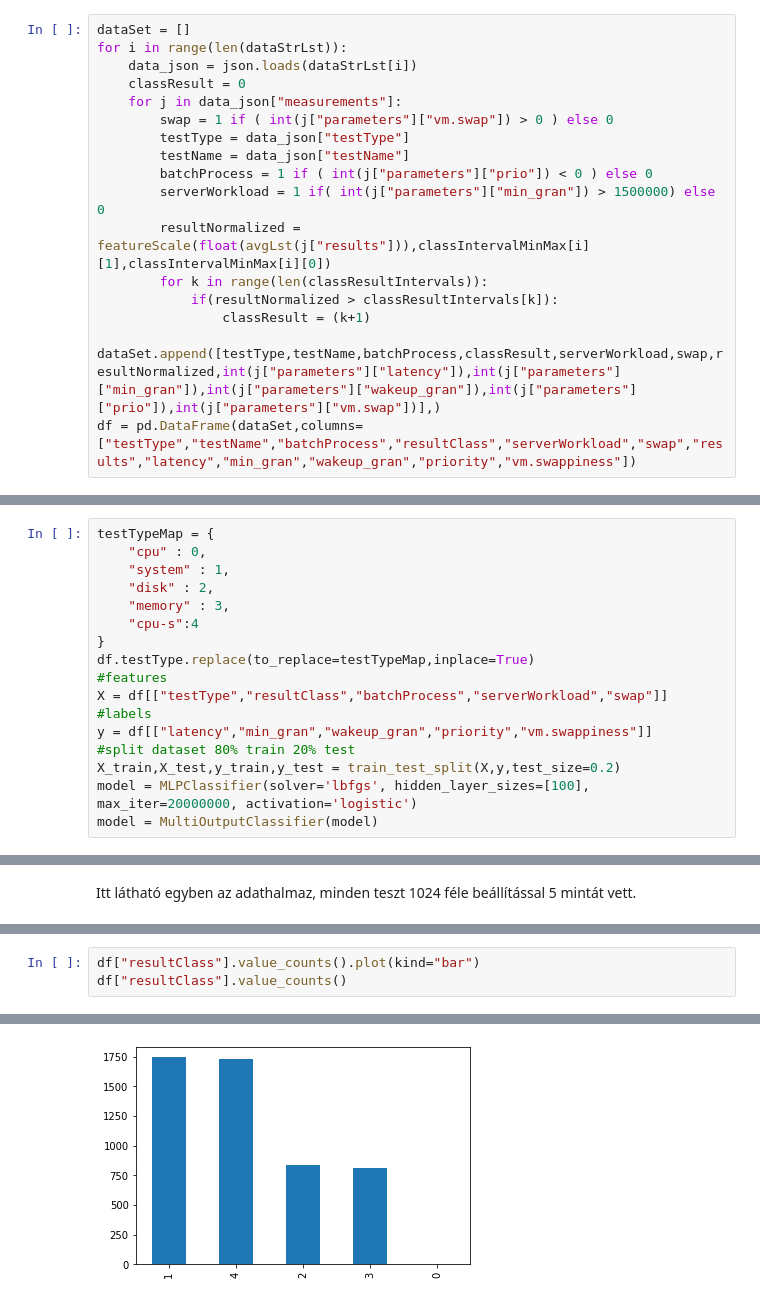
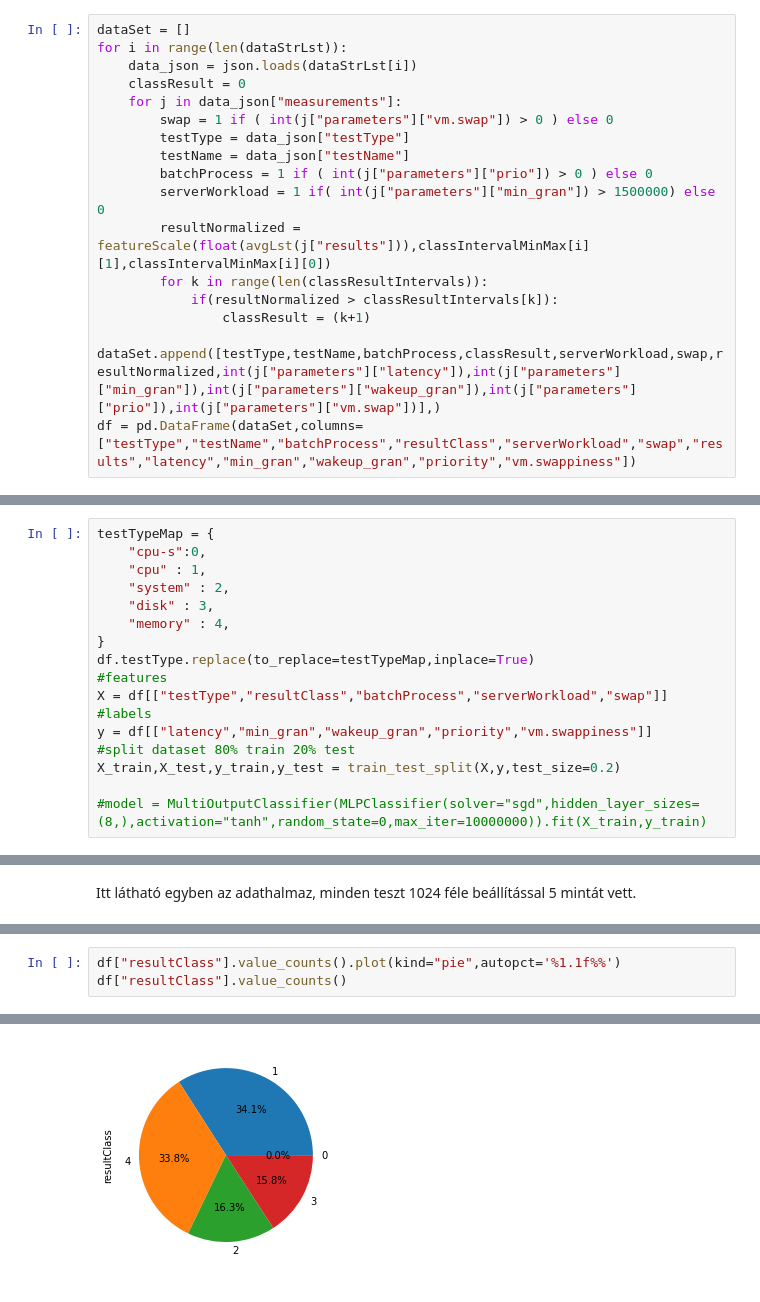
Before and after one commit to davida326/Szakdolgozat, a Jupyter notebook: schedulerTuneML/SchedulerTuneML.ipynb, the cells around one changed output, grey strips where cells are left out. Cells and saved outputs as stored; diff of their text form.

```diff
--- a/schedulerTuneML/SchedulerTuneML.ipynb
+++ b/schedulerTuneML/SchedulerTuneML.ipynb
@@ -96,7 +104,7 @@ for i in range(len(dataStrLst)):
         swap = 1 if ( int(j["parameters"]["vm.swap"]) > 0 ) else 0
         testType = data_json["testType"]
         testName = data_json["testName"]
-        batchProcess = 1 if ( int(j["parameters"]["prio"]) < 0 ) else 0
+        batchProcess = 1 if ( int(j["parameters"]["prio"]) > 0 ) else 0
         serverWorkload = 1 if( int(j["parameters"]["min_gran"]) > 1500000) else 0
         resultNormalized = featureScale(float(avgLst(j["results"])),classIntervalMinMax[i][1],classIntervalMinMax[i][0])
         for k in range(len(classResultIntervals)):
@@ -108,11 +116,11 @@ df = pd.DataFrame(dataSet,columns=["testType","testName","batchProcess","resultC
  A json eredményekből származó testType változót értékeit, felcserélem ezzel a testTypeMap dictionary-vel. Inputként a teszt típust, az eredmény kategóriát(Amit mindig 4-re próbálok állítani a prediction-knél), batchProcess, serverWorkload típust, és a swap-ot választottam.  Ezek felhasználásával szeretném megkapni a változó értékeket, amik lehetőleg a legjobb választást adják. Az adathalmazt 80% train és 20% test részekre szedtem szét.
 # %%
 testTypeMap = {
-    "cpu" : 0,
-    "system" : 1,
-    "disk" : 2,
-    "memory" : 3,
-    "cpu-s":4
+    "cpu-s":0,
+    "cpu" : 1,
+    "system" : 2,
+    "disk" : 3,
+    "memory" : 4,
 }
 df.testType.replace(to_replace=testTypeMap,inplace=True)
 #features
@@ -121,8 +129,8 @@ X = df[["testType","resultClass","batchProcess","serverWorkload","swap"]]
 y = df[["latency","min_gran","wakeup_gran","priority","vm.swappiness"]]
 #split dataset 80% train 20% test
 X_train,X_test,y_train,y_test = train_test_split(X,y,test_size=0.2)
-model = MLPClassifier(solver='lbfgs', hidden_layer_sizes=[100], max_iter=20000000, activation='logistic')
-model = MultiOutputClassifier(model)
+
+#model = MultiOutputClassifier(MLPClassifier(solver="sgd",hidden_layer_sizes=(8,),activation="tanh",random_state=0,max_iter=10000000)).fit(X_train,y_train)
 # %% [markdown]
 A modelt már előre betanítottam és elmentettem, emiatt ezt a részt ki kommeneteztem
 # %%
@@ -182,11 +192,11 @@ paraméterek:  [[333400000    100000 333333333       -20       100]]
 # %%
-df["resultClass"].value_counts().plot(kind="bar")
+df["resultClass"].value_counts().plot(kind="pie",autopct='%1.1f%%')
 df["resultClass"].value_counts()
 # %% [output]
 1    1745
 4    1729
 2     835
 3     810
 0       1
 Name: resultClass, dtype: int64
-[figure, old version]
+[figure, new version]
```
Also changed, not shown: parts of 10 cells of this notebook, 2 other files.
